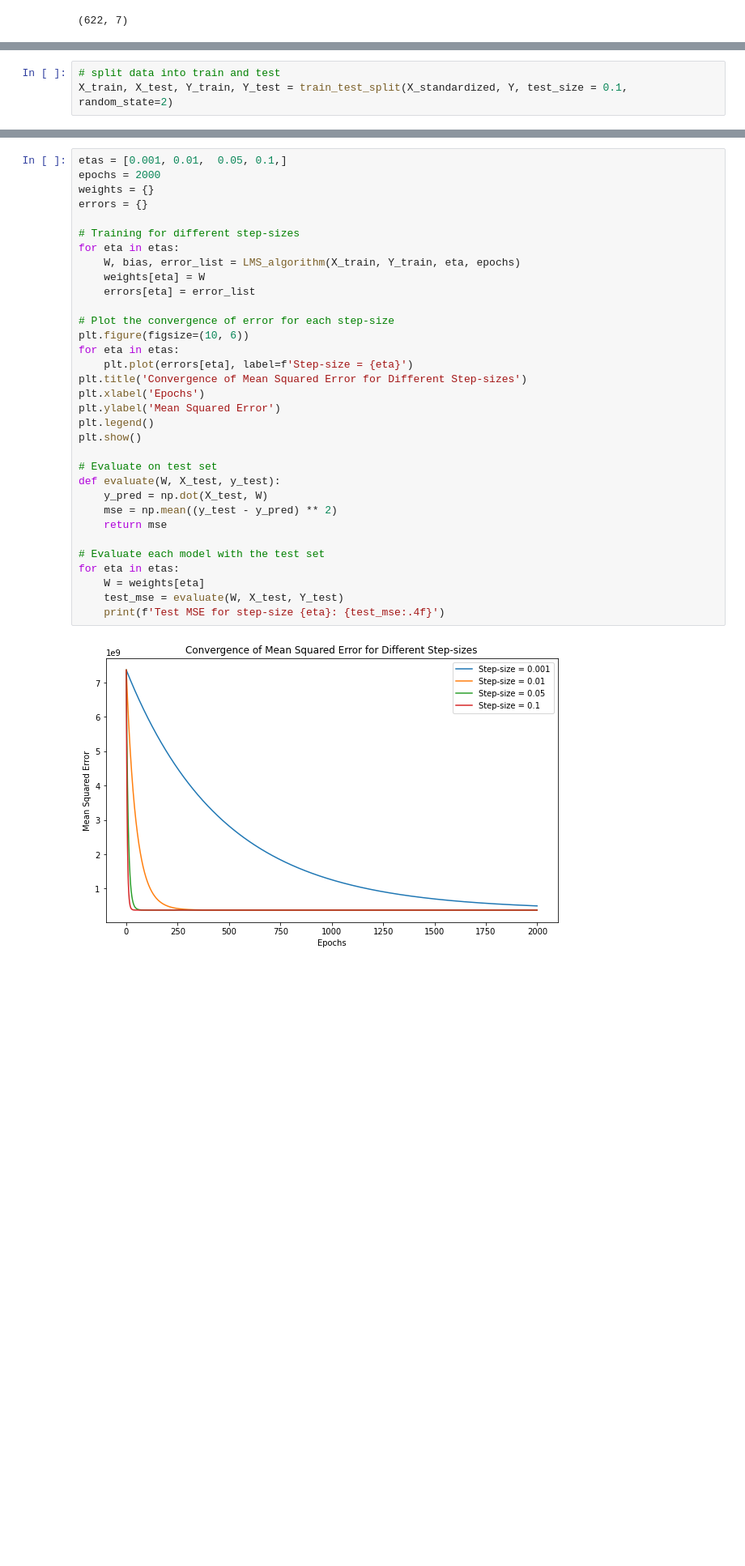
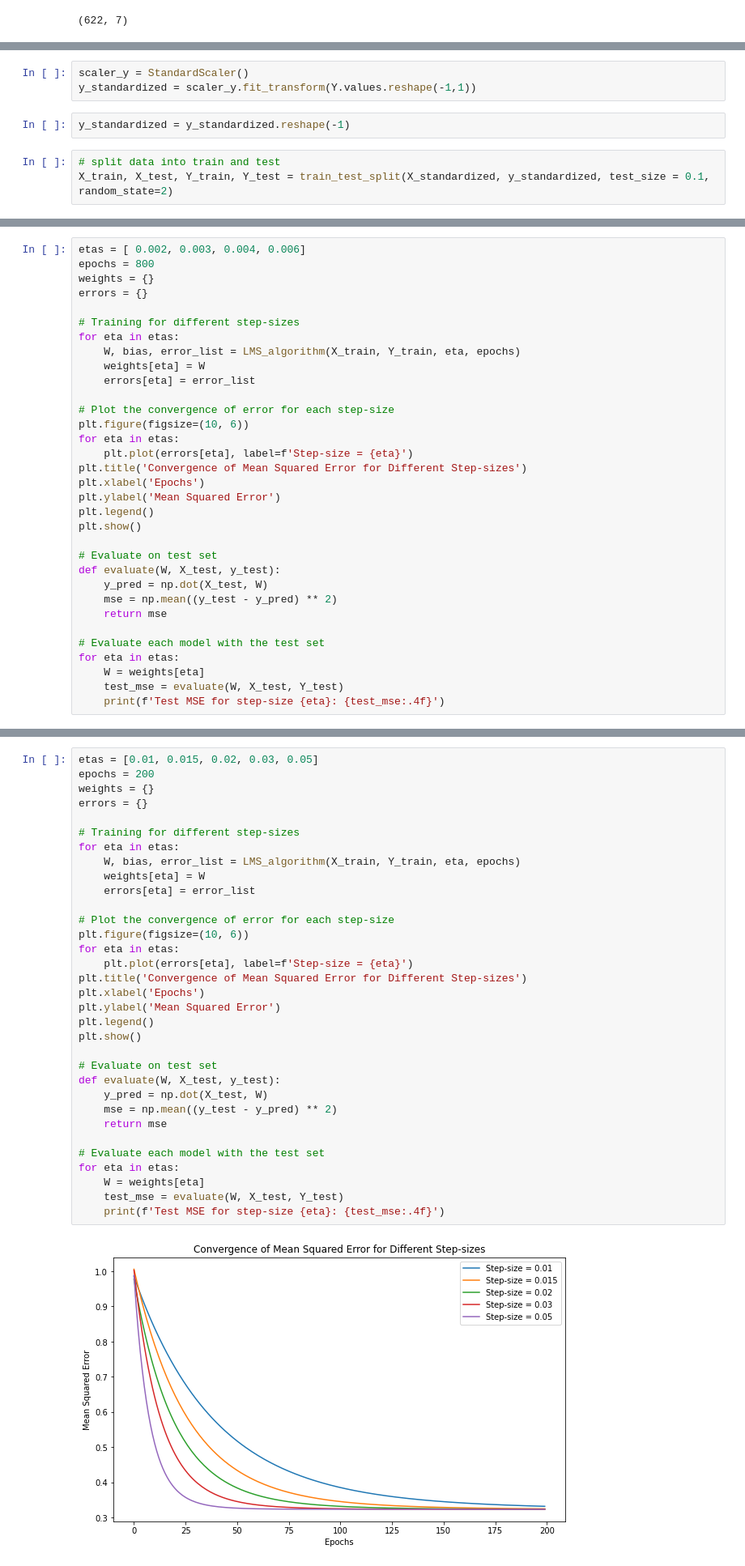
Before and after one commit to tanaya0222/LMS-ALGORITHM, a Jupyter notebook: lms_CA2.ipynb, the cells around one changed output, grey strips where cells are left out. Shown at 81% size. Cells and saved outputs as stored; diff of their text form; blank space fills up the shorter version.

```diff
--- a/lms_CA2.ipynb
+++ b/lms_CA2.ipynb
@@ -177,3 +327,8 @@ X_standardized = scaler.fit_transform(X)
+# %%
+scaler_y = StandardScaler()
+y_standardized = scaler_y.fit_transform(Y.values.reshape(-1,1))
+# %%
+y_standardized = y_standardized.reshape(-1)
 # %%
 # split data into train and test
-X_train, X_test, Y_train, Y_test = train_test_split(X_standardized, Y, test_size = 0.1, random_state=2)
+X_train, X_test, Y_train, Y_test = train_test_split(X_standardized, y_standardized, test_size = 0.1, random_state=2)
@@ -281,0 +396,33 @@ Bias: 60041.86056145128
+# %%
+etas = [ 0.002, 0.003, 0.004, 0.006]
+epochs = 800
+weights = {}
+errors = {}
+
+# Training for different step-sizes
+for eta in etas:
+    W, bias, error_list = LMS_algorithm(X_train, Y_train, eta, epochs)
+    weights[eta] = W
+    errors[eta] = error_list
+
+# Plot the convergence of error for each step-size
+plt.figure(figsize=(10, 6))
+for eta in etas:
+    plt.plot(errors[eta], label=f'Step-size = {eta}')
+plt.title('Convergence of Mean Squared Error for Different Step-sizes')
+plt.xlabel('Epochs')
+plt.ylabel('Mean Squared Error')
+plt.legend()
+plt.show()
+
+# Evaluate on test set
+def evaluate(W, X_test, y_test):
+    y_pred = np.dot(X_test, W)
+    mse = np.mean((y_test - y_pred) ** 2)
+    return mse
+
+# Evaluate each model with the test set
+for eta in etas:
+    W = weights[eta]
+    test_mse = evaluate(W, X_test, Y_test)
+    print(f'Test MSE for step-size {eta}: {test_mse:.4f}')
@@ -284,35 +437,35 @@ Bias: 60041.86056145128
 # %%
-etas = [0.001, 0.01,  0.05, 0.1,]
-epochs = 2000
+etas = [0.01, 0.015, 0.02, 0.03, 0.05]
+epochs = 200
 weights = {}
 errors = {}
 
 # Training for different step-sizes
 for eta in etas:
     W, bias, error_list = LMS_algorithm(X_train, Y_train, eta, epochs)
     weights[eta] = W
     errors[eta] = error_list
 
 # Plot the convergence of error for each step-size
 plt.figure(figsize=(10, 6))
 for eta in etas:
     plt.plot(errors[eta], label=f'Step-size = {eta}')
 plt.title('Convergence of Mean Squared Error for Different Step-sizes')
 plt.xlabel('Epochs')
 plt.ylabel('Mean Squared Error')
 plt.legend()
 plt.show()
 
 # Evaluate on test set
 def evaluate(W, X_test, y_test):
     y_pred = np.dot(X_test, W)
     mse = np.mean((y_test - y_pred) ** 2)
     return mse
 
 # Evaluate each model with the test set
 for eta in etas:
     W = weights[eta]
     test_mse = evaluate(W, X_test, Y_test)
     print(f'Test MSE for step-size {eta}: {test_mse:.4f}')
 # %% [output]
-[figure, old version]
+[figure, new version]
```
Also changed, not shown: parts of 35 cells of this notebook.
